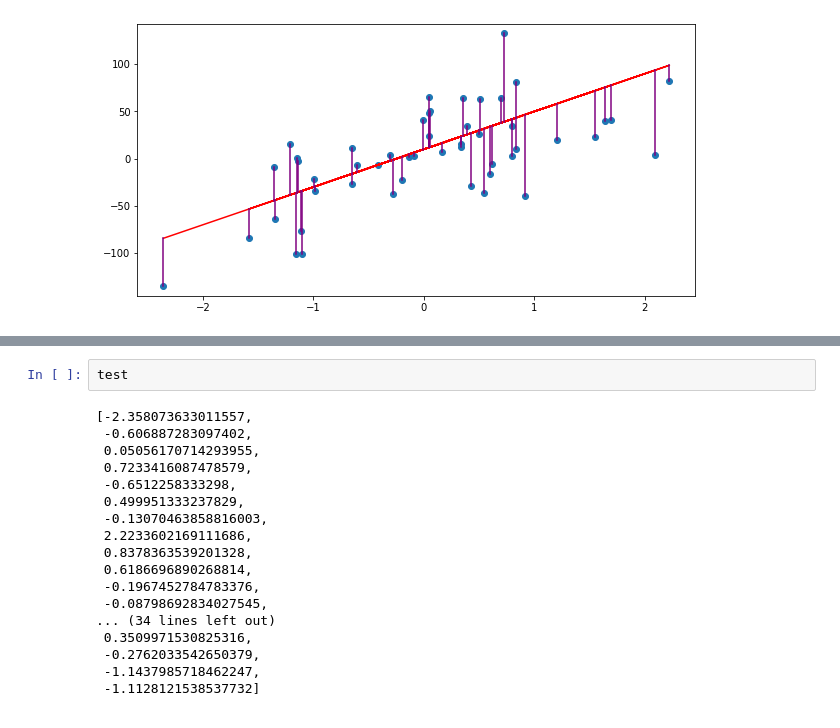
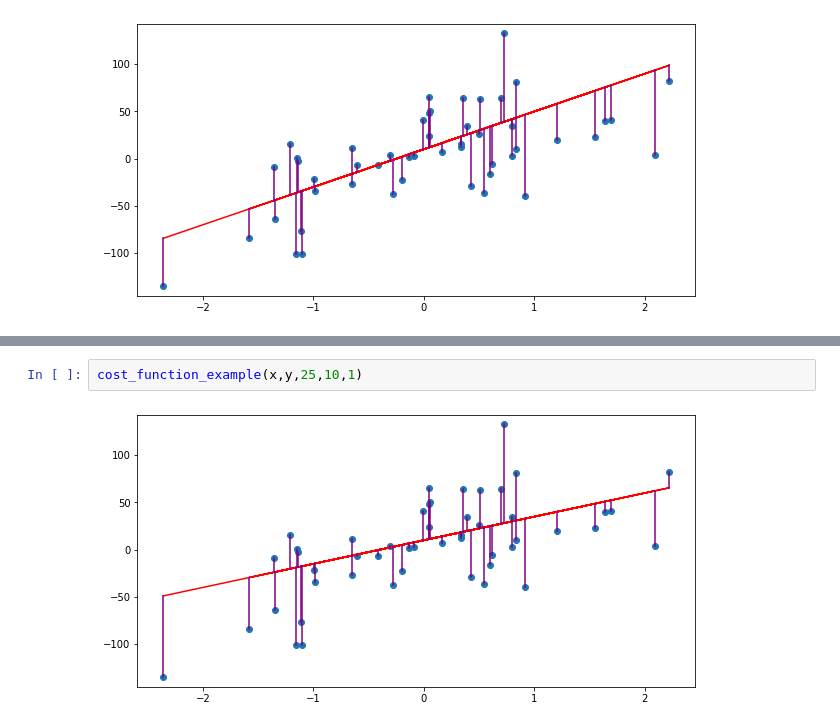
Before and after one commit to max-miller/ds_ground_up, a Jupyter notebook: regression/regression.ipynb, the cells around one changed output, grey strips where cells are left out. Cells and saved outputs as stored; diff of their text form.

Commit message:
Uodate to regression example functions

```diff
--- a/regression/regression.ipynb
+++ b/regression/regression.ipynb
@@ -112,20 +58,4 @@ array([-2.35807363, -0.60688728,  0.05056171,  0.72334161, -0.65122583,
-# %%
-test
-# %% [output]
-[-2.358073633011557,
- -0.606887283097402,
- 0.05056170714293955,
- 0.7233416087478579,
- -0.6512258333298,
- 0.499951333237829,
- -0.13070463858816003,
- 2.2233602169111686,
- 0.8378363539201328,
- 0.6186696890268814,
- -0.1967452784783376,
- -0.08798692834027545,
-... (34 lines left out)
- 0.3509971530825316,
- -0.2762033542650379,
- -1.1437985718462247,
- -1.1128121538537732]
+# %%
+cost_function_example(x,y,25,10,1)
+# %% [output]
+[figure, added]
```
Also changed, not shown: parts of 15 cells of this notebook.
